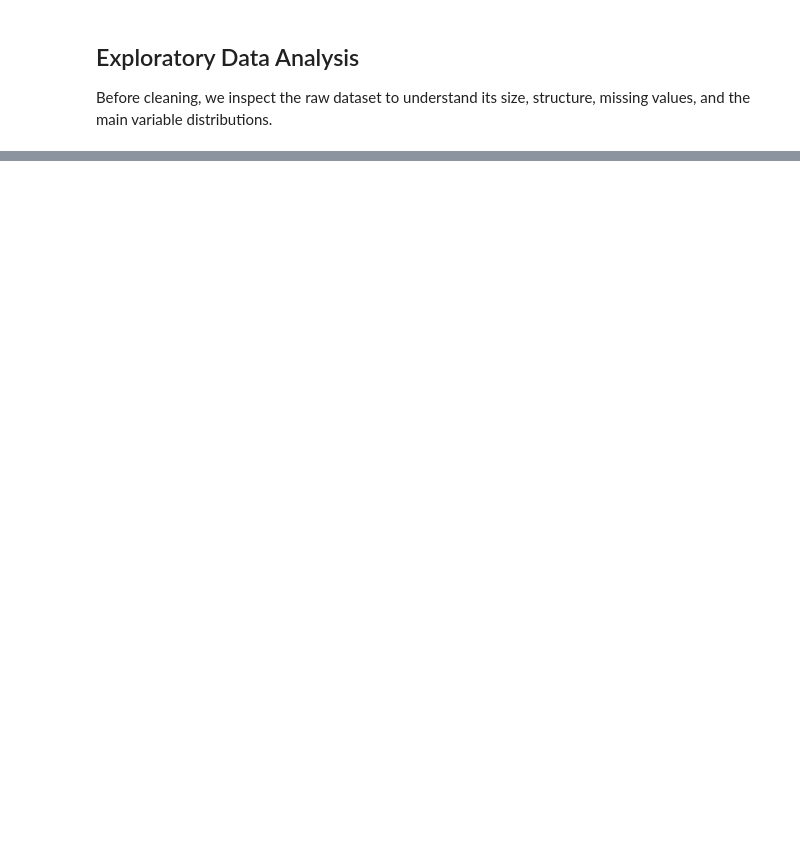
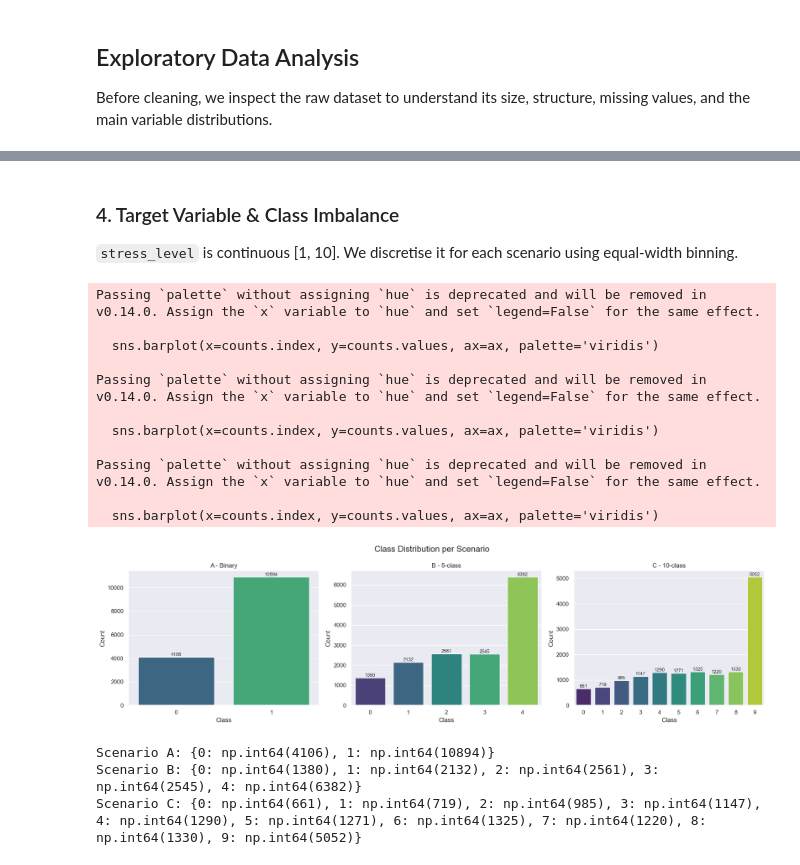
Before and after one commit to diogvasc/projetoAC, a Jupyter notebook: projeto_2.ipynb, the cells around one changed output, grey strips where cells are left out. Drawn from its saved outputs; the diff is of its cells as text; code cells hidden in the pictures; blank space fills up the shorter version.

```diff
--- a/projeto_2.ipynb
+++ b/projeto_2.ipynb
@@ -101,0 +136,51 @@ np.int64(0)
+# %% [markdown]
+### 4. Target Variable & Class Imbalance
+
+`stress_level` is continuous [1, 10]. We discretise it for each scenario using equal-width binning.
+# %%
+# Scenario A - binary: [1, 5) = 0 (no stress), [5, 10] = 1 (stress)
+df['stress_A'] = (df['stress_level'] >= 5).astype(int)
+
+# Scenario B - 5-class equal-width
+df['stress_B'] = pd.cut(df['stress_level'], bins=5, labels=[0, 1, 2, 3, 4]).astype(int)
+
+# Scenario C - 10-class equal-width
+df['stress_C'] = pd.cut(df['stress_level'], bins=10, labels=list(range(10))).astype(int)
+
+fig, axes = plt.subplots(1, 3, figsize=(18, 5))
+fig.suptitle('Class Distribution per Scenario', fontsize=16)
+for ax, col, title in zip(axes,
+                           ['stress_A', 'stress_B', 'stress_C'],
+                           ['A - Binary', 'B - 5-class', 'C - 10-class']):
+    counts = df[col].value_counts().sort_index()
+    sns.barplot(x=counts.index, y=counts.values, ax=ax, palette='viridis')
+    ax.set_title(title)
+    ax.set_xlabel('Class')
+    ax.set_ylabel('Count')
+    for p in ax.patches:
+        ax.annotate(f'{int(p.get_height())}',
+                    (p.get_x() + p.get_width() / 2., p.get_height()),
+                    ha='center', va='bottom', fontsize=9)
+plt.tight_layout()
+plt.show()
+
+for col, name in [('stress_A', 'A'), ('stress_B', 'B'), ('stress_C', 'C')]:
+    counts = df[col].value_counts().sort_index()
+    pct = (counts / len(df) * 100).round(1)
+    print(f'Scenario {name}:', dict(zip(counts.index, counts.values)))
+# %% [output]
+Passing `palette` without assigning `hue` is deprecated and will be removed in v0.14.0. Assign the `x` variable to `hue` and set `legend=False` for the same effect.
+
+  sns.barplot(x=counts.index, y=counts.values, ax=ax, palette='viridis')
+
+Passing `palette` without assigning `hue` is deprecated and will be removed in v0.14.0. Assign the `x` variable to `hue` and set `legend=False` for the same effect.
+
+  sns.barplot(x=counts.index, y=counts.values, ax=ax, palette='viridis')
+
+Passing `palette` without assigning `hue` is deprecated and will be removed in v0.14.0. Assign the `x` variable to `hue` and set `legend=False` for the same effect.
+
+  sns.barplot(x=counts.index, y=counts.values, ax=ax, palette='viridis')
+[figure, added]
+Scenario A: {0: np.int64(4106), 1: np.int64(10894)}
+Scenario B: {0: np.int64(1380), 1: np.int64(2132), 2: np.int64(2561), 3: np.int64(2545), 4: np.int64(6382)}
+Scenario C: {0: np.int64(661), 1: np.int64(719), 2: np.int64(985), 3: np.int64(1147), 4: np.int64(1290), 5: np.int64(1271), 6: np.int64(1325), 7: np.int64(1220), 8: np.int64(1330), 9: np.int64(5052)}
```
Also changed, not shown: parts of 87 cells of this notebook.
